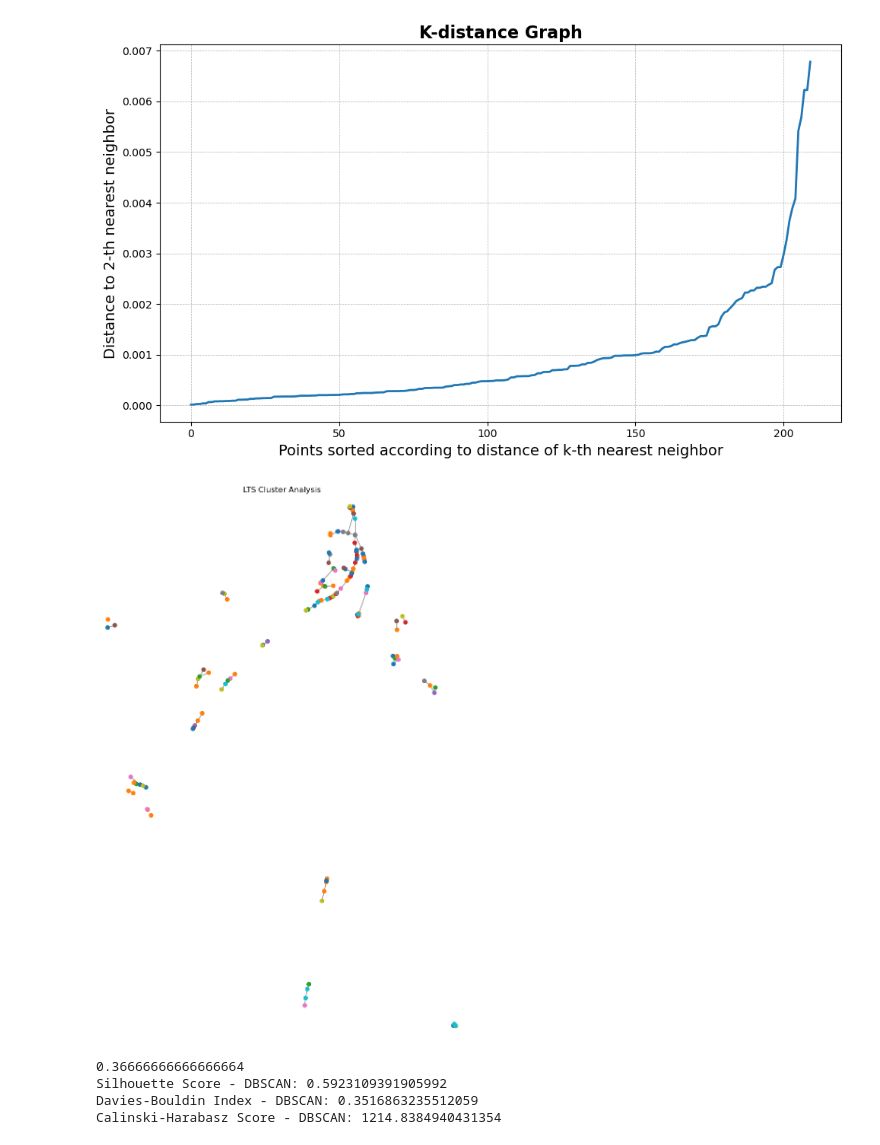
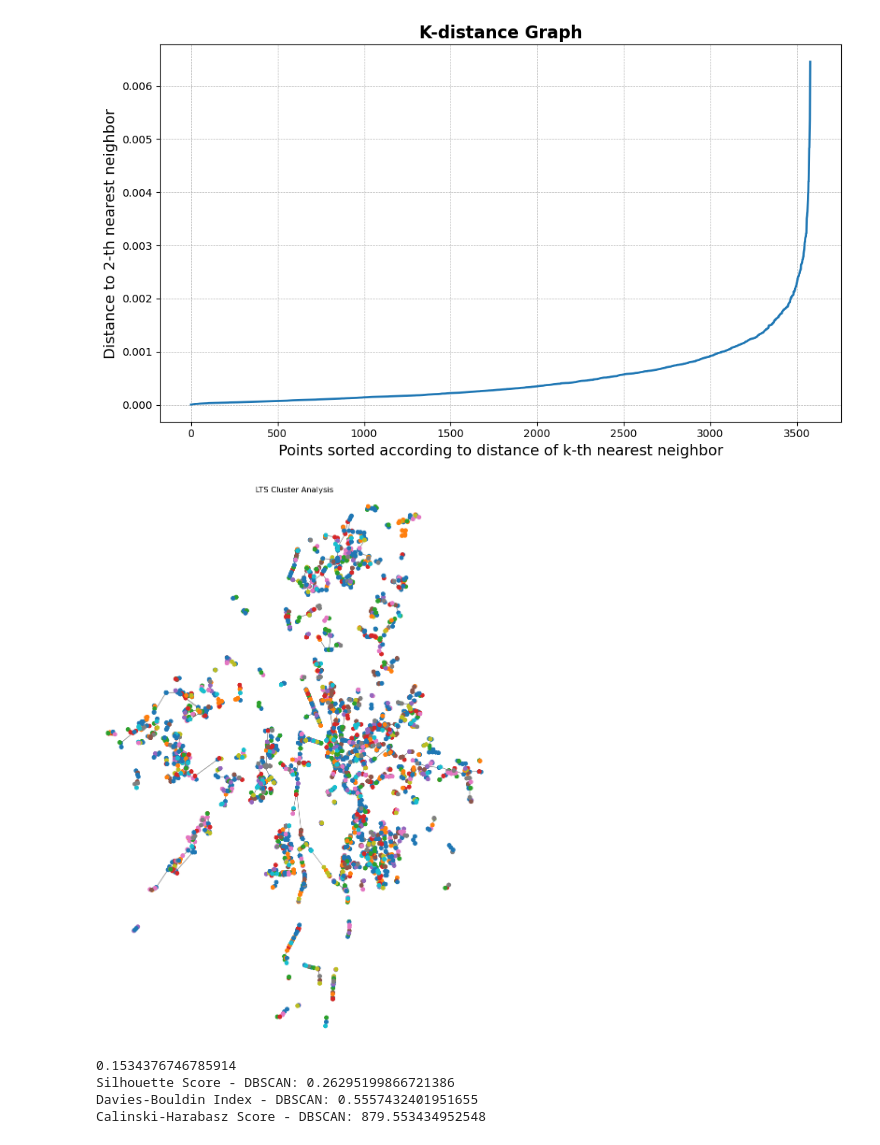
Before and after one commit to dclfbk/LTSBikePlan, a Jupyter notebook: code/cluster_analysis.ipynb, the cells around one changed output. Saved outputs shown, nothing was run; the diff lists cells and outputs as text; code cells hidden in the pictures.

Commit message:
adaptation to Trento context

```diff
--- a/code/cluster_analysis.ipynb
+++ b/code/cluster_analysis.ipynb
@@ -13,7 +13,7 @@ from sklearn.metrics import silhouette_score, davies_bouldin_score, calinski_har
 import matplotlib.cm as cm
 
 base_path = "/Users/leonardo/Desktop/Tesi/LTSBikePlan/images"
-city_name = "Montereale_Valcellina"
+city_name = "Trento"
 
 # Create the path for the new folder
 city_folder_path = os.path.join(base_path, city_name)
@@ -23,7 +23,7 @@ if not os.path.exists(city_folder_path):
     os.makedirs(city_folder_path)
 
 # Load data
-filepath = "/Users/leonardo/Desktop/Tesi/LTSBikePlan/data/Montereale_Valcellina_lts.graphml"
+filepath = "/Users/leonardo/Desktop/Tesi/LTSBikePlan/data/Trento_lts.graphml"
 G_lts = ox.load_graphml(filepath)
 G_lts = ox.project_graph(G_lts, to_crs='EPSG:4326')
 crs = G_lts.graph['crs']
@@ -106,39 +106,39 @@ def plot_clusters(G, save_path=None):
 
     # Plot the subgraph of nodes with the 'cluster' attribute and aren't outliers
     graph = G.subgraph(filtered_nodes)
     ox.plot_graph(graph, node_color=node_colors, edge_linewidth=1.0, node_size=50, show=False, ax=ax)
 
     plt.title('LTS Cluster Analysis')
     if save_path:
         plt.savefig(os.path.join(save_path, "lts_cluster.png"))
     plt.show()
 
 
 # Use:
 cluster_nodes, labels, features = cluster_nodes_by_stress(G_lts)
 plot_clusters(cluster_nodes, save_path=city_folder_path)
 
 # Check noise labels exclusion:
 noise_proportion = (labels == -1).sum() / len(labels)
 print(noise_proportion)
 
 # Exclude noise labels before calculating silhouette score
 non_noise_indices = labels != -1
 
 # Compute silhouette score excluding noise points
 sil_score = silhouette_score(features[non_noise_indices], labels[non_noise_indices])
 db_score = davies_bouldin_score(features[non_noise_indices], labels[non_noise_indices])
 ch_score = calinski_harabasz_score(features[non_noise_indices], labels[non_noise_indices])
 print(f"Silhouette Score - DBSCAN: {sil_score}")
 print(f'Davies-Bouldin Index - DBSCAN: {db_score}')
 print(f'Calinski-Harabasz Score - DBSCAN: {ch_score}')
 # %% [output]
-[figure, old version]
+[figure, new version]
-[figure, old version]
+[figure, new version]
-0.36666666666666664
-Silhouette Score - DBSCAN: 0.5923109391905992
-Davies-Bouldin Index - DBSCAN: 0.3516863235512059
-Calinski-Harabasz Score - DBSCAN: 1214.8384940431354
+0.1534376746785914
+Silhouette Score - DBSCAN: 0.26295199866721386
+Davies-Bouldin Index - DBSCAN: 0.5557432401951655
+Calinski-Harabasz Score - DBSCAN: 879.553434952548
 # %%
 #HDBSCAN cluster algorithm
 
```
Also changed, not shown: parts of 2 cells of this notebook, 50 other files.
